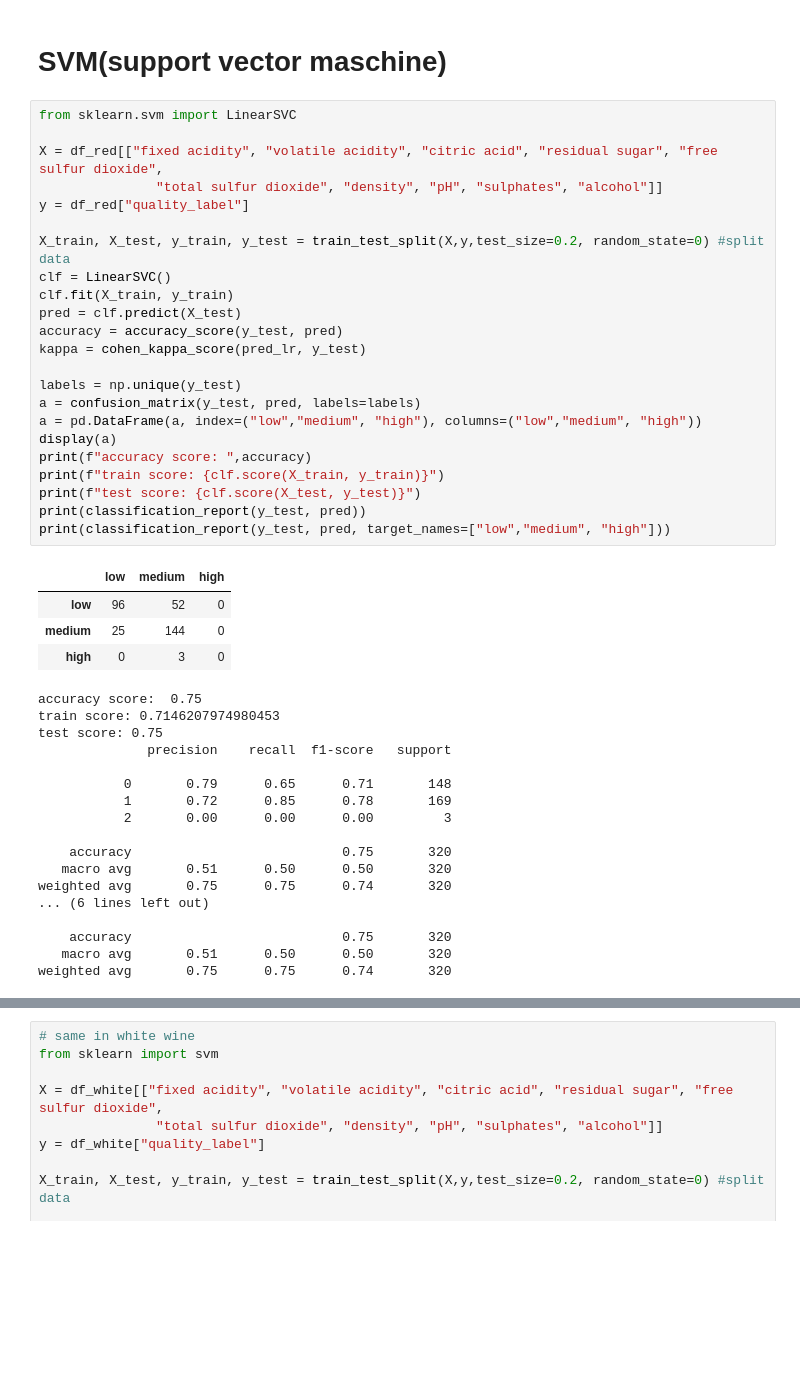
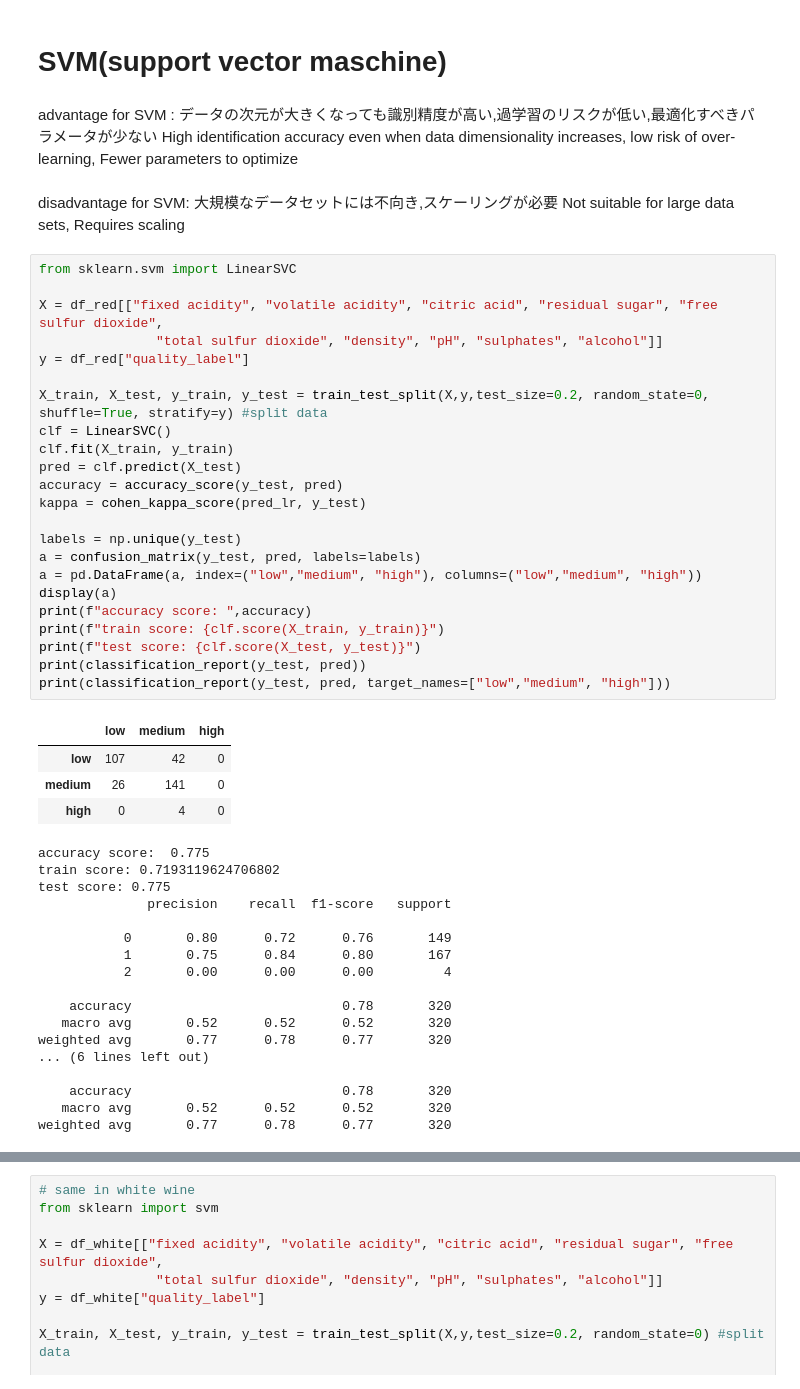
Before and after one commit to satomi26/Project-2, a Jupyter notebook: maschine_learning_modell.ipynb, the cells around one changed output, grey strips where cells are left out. Drawn from its saved outputs; the diff is of its cells as text; blank space fills up the shorter version.

Commit message:
put  2 parameters in traintest split()

```diff
--- a/maschine_learning_modell.ipynb
+++ b/maschine_learning_modell.ipynb
@@ -2101,48 +2101,52 @@ test score: 0.7683673469387755
 weighted avg       0.77      0.77      0.76       980
 # %% [markdown]
 #  SVM(support vector maschine)
+# %% [markdown]
+advantage for SVM : データの次元が大きくなっても識別精度が高い,過学習のリスクが低い,最適化すべきパラメータが少ない High identification accuracy even when data dimensionality increases, low risk of over-learning, Fewer parameters to optimize
+# %% [markdown]
+disadvantage for SVM: 大規模なデータセットには不向き,スケーリングが必要 Not suitable for large data sets, Requires scaling
 # %%
 from sklearn.svm import LinearSVC
 
 X = df_red[["fixed acidity", "volatile acidity", "citric acid", "residual sugar", "free sulfur dioxide",
                "total sulfur dioxide", "density", "pH", "sulphates", "alcohol"]]
 y = df_red["quality_label"]
 
-X_train, X_test, y_train, y_test = train_test_split(X,y,test_size=0.2, random_state=0) #split data
+X_train, X_test, y_train, y_test = train_test_split(X,y,test_size=0.2, random_state=0, shuffle=True, stratify=y) #split data
 clf = LinearSVC()
 clf.fit(X_train, y_train)
 pred = clf.predict(X_test)
 accuracy = accuracy_score(y_test, pred)
 kappa = cohen_kappa_score(pred_lr, y_test)
 
 labels = np.unique(y_test)
 a = confusion_matrix(y_test, pred, labels=labels)
 a = pd.DataFrame(a, index=("low","medium", "high"), columns=("low","medium", "high"))
 display(a)
 print(f"accuracy score: ",accuracy)
 print(f"train score: {clf.score(X_train, y_train)}")
 print(f"test score: {clf.score(X_test, y_test)}")
 print(classification_report(y_test, pred))
 print(classification_report(y_test, pred, target_names=["low","medium", "high"]))
 # %% [output]
 |  | low | medium | high |
-| low | 96 | 52 | 0 |
-| medium | 25 | 144 | 0 |
-| high | 0 | 3 | 0 |
+| low | 107 | 42 | 0 |
+| medium | 26 | 141 | 0 |
+| high | 0 | 4 | 0 |
-accuracy score:  0.75
-train score: 0.7146207974980453
-test score: 0.75
+accuracy score:  0.775
+train score: 0.7193119624706802
+test score: 0.775
               precision    recall  f1-score   support
 
-           0       0.79      0.65      0.71       148
-           1       0.72      0.85      0.78       169
-           2       0.00      0.00      0.00         3
+           0       0.80      0.72      0.76       149
+           1       0.75      0.84      0.80       167
+           2       0.00      0.00      0.00         4
 
-    accuracy                           0.75       320
-   macro avg       0.51      0.50      0.50       320
-weighted avg       0.75      0.75      0.74       320
+    accuracy                           0.78       320
+   macro avg       0.52      0.52      0.52       320
+weighted avg       0.77      0.78      0.77       320
 ... (6 lines left out)
 
-    accuracy                           0.75       320
-   macro avg       0.51      0.50      0.50       320
-weighted avg       0.75      0.75      0.74       320
+    accuracy                           0.78       320
+   macro avg       0.52      0.52      0.52       320
+weighted avg       0.77      0.78      0.77       320
```
Also changed, not shown: parts of 11 cells of this notebook, 1 other file.
